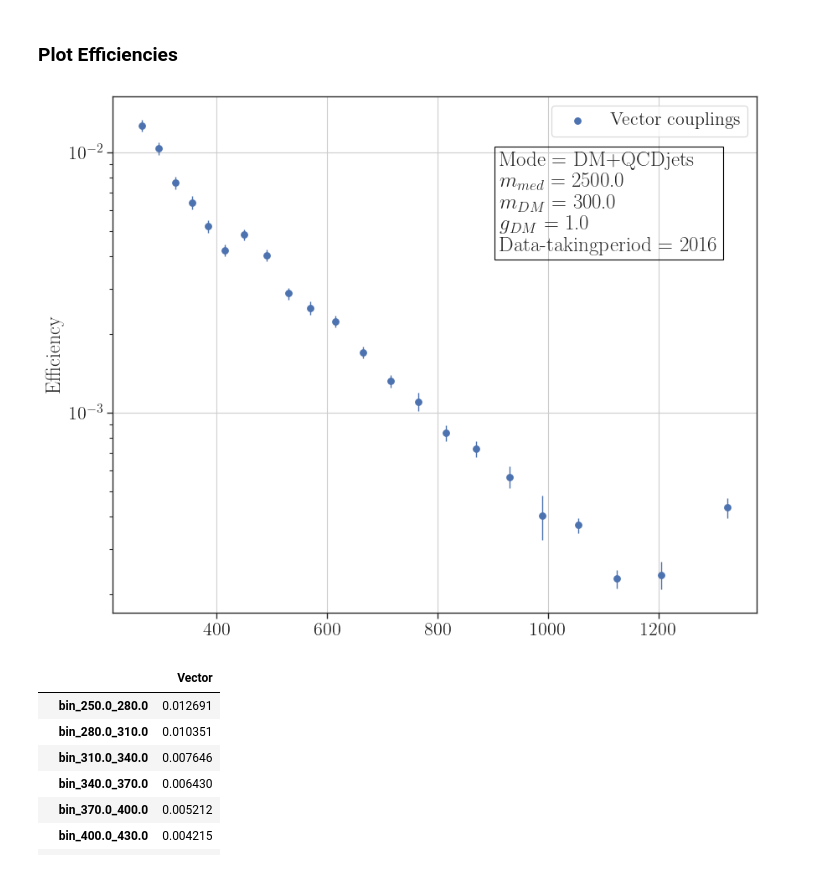
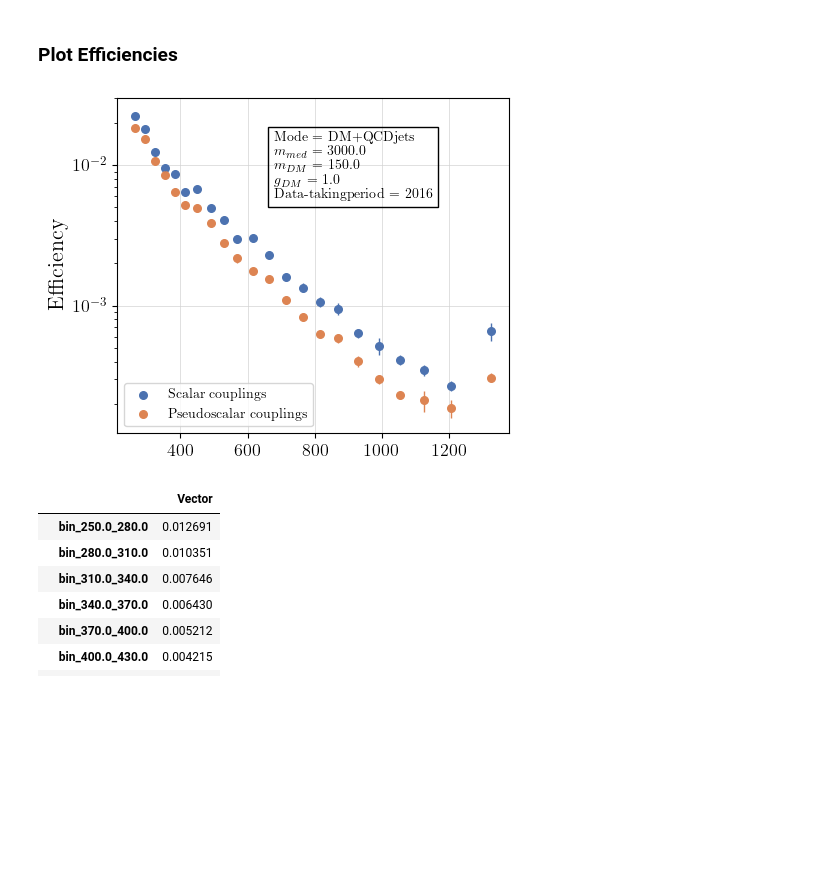
Before and after one commit to andlessa/MonoXSMS, a Jupyter notebook: notebooks/obtainEfficiencies-Copy2.ipynb, the cells around one changed output. Drawn from its saved outputs; the diff is of its cells as text; code cells hidden in the pictures; blank space fills up the shorter version.

Commit message:
updated plots for reduced chi squared  (s-channel) and pt distributions

```diff
--- a/notebooks/obtainEfficiencies-Copy2.ipynb
+++ b/notebooks/obtainEfficiencies-Copy2.ipynb
@@ -13,29 +13,23 @@ from matplotlib.colors import LogNorm
 from IPython.display import display, Markdown
 import glob
 from math import log2
-plt.rcParams.update({
-    "text.usetex": True,
-    "font.family": "sans-serif",
-    "font.sans-serif": ["Helvetica"]})
 
-plt.rcParams.update({"savefig.dpi" : 300}) #Figure resolution
-
-
-#Define plotting style:
-sns.set() #Set style
-sns.set_style('ticks',{'font.family':'Times New Roman', 'font.serif':'Times New Roman'})
-sns.set_context('paper', font_scale=1.8)
-cm = plt.cm.get_cmap('RdYlBu')
-
-
-pd.set_option('display.max_rows', 200)
+defaultPars = {'figure.figsize': (5, 4), 'lines.markersize' : 4, 'axes.titlesize' : 13, 'font.size' : 13,
+               'axes.labelsize' : 16, 'xtick.labelsize' : 13, 'ytick.labelsize' : 13, 'legend.fontsize' : 10,
+               "text.usetex": True, "font.family": "sans-serif", "font.sans-serif": ["Helvetica"],
+               'font.family':'Times New Roman', 'font.serif':'Times New Roman', "savefig.dpi" : 300,
+               'contour.linewidth' : 2.0, 'lines.linewidth' : 2.0, 'axes.grid' : True,
+               'grid.linewidth' : 0.5, 'grid.color' : 'lightgray', 'axes.axisbelow' : True
+               }
+plt.rcParams.update(defaultPars) #Figure resolution
 # %% [markdown]
 ### Load Recast Data
 # %%
 # inputFiles = ['../CMS-EXO-20-004/scanResults_scalar_cms_nocut.pcl',
 #               '../CMS-EXO-20-004/scanResults_pseudoscalar_cms_nocut.pcl']
 
-inputFiles = ['../vector_cut.pcl']
+inputFiles = ['../CMS-EXO-20-004/scanResults_scalar_pt_nocut.pcl',
+              '../CMS-EXO-20-004/scanResults_pseudoscalar_pt_nocut.pcl']
 
 
 # inputFiles = ['/home/camila/Workstation-backup/pcl-files/scanResults_scalar_cms_nocut.pcl',
@@ -98,8 +108,8 @@ $g_{q}$ = 0.25
 # %%
 paramFilter = {
     'Mode' : 'DM+QCDjets',
-    '$m_{med}$' : 2500.,
-    '$m_{DM}$' : 300.,
+    '$m_{med}$' : 3000.,
+    '$m_{DM}$' : 150.,
     '$g_{DM}$' : 1.,
 #     '$g_{q}$' : .25,
     'Data-takingperiod' : 2016
@@ -169,41 +175,41 @@ def getEfficiencies(dfSingle, bins, binsError):
 # %%
 bins, binsError, binCenter, binLeft = getBins(dfModel)
 
-fig, ax = plt.subplots(figsize=(9,7))
+fig, ax = plt.subplots()
 
-data = pd.DataFrame(columns=['Vector'])
-dataError = pd.DataFrame(columns=['Vector'])
+data = pd.DataFrame(columns=['Scalar','Pseudoscalar'])
+dataError = pd.DataFrame(columns=['Scalar','Pseudoscalar'])
 
 
 colors = {label : sns.color_palette('deep')[i] for i,label in enumerate(data.keys())}
 
 for label in dfModel['Coupling']:
     dfSingle = dfModel[dfModel['Coupling'] == label]
     data[label], dataError[label] = getEfficiencies(dfSingle, bins, binsError)
 
     eff = np.array([data[label][c] for c in bins])
     effErr = np.array([dataError[label][f'{c}_Error'] for c in bins])
 
     ax.scatter(x=binCenter, y=eff, s=30, color=colors[label], label=r'%s couplings' %(label))
     ax.errorbar(binCenter, eff, yerr=effErr, marker='.',
                    elinewidth=1.0, drawstyle='steps-mid',linewidth=0.0, color=colors[label])
 
 
 ax.set_yscale('log')
-ax.text(.6, .7, textstr, fontsize=18, bbox=dict(facecolor='none', edgecolor='black'),
+ax.text(.4, .7, textstr, fontsize=10, bbox=dict(facecolor='none', edgecolor='black'),
            transform=plt.gca().transAxes)
 
 
 
 ax.set_ylabel('Efficiency')
 ax.legend()
-plt.grid()
+# plt.grid()
 plt.tight_layout()
-
+plt.savefig('efficiencies_spin0_3000_150.png')
 
 plt.show()
 # %% [output]
-[figure, old version]
+[figure, new version]
 # %%
 data
 # %% [output]
```
Also changed, not shown: parts of 5 cells of this notebook, 11 other files.
